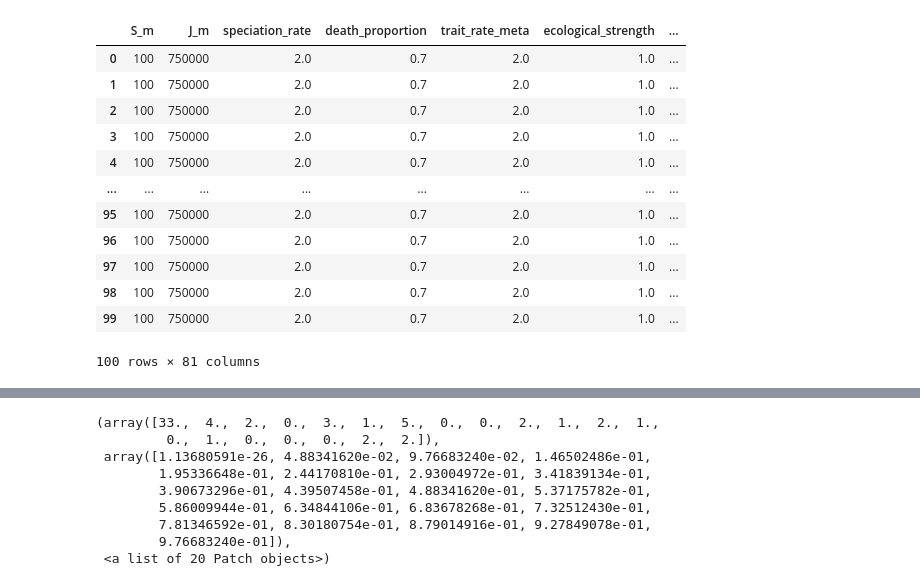
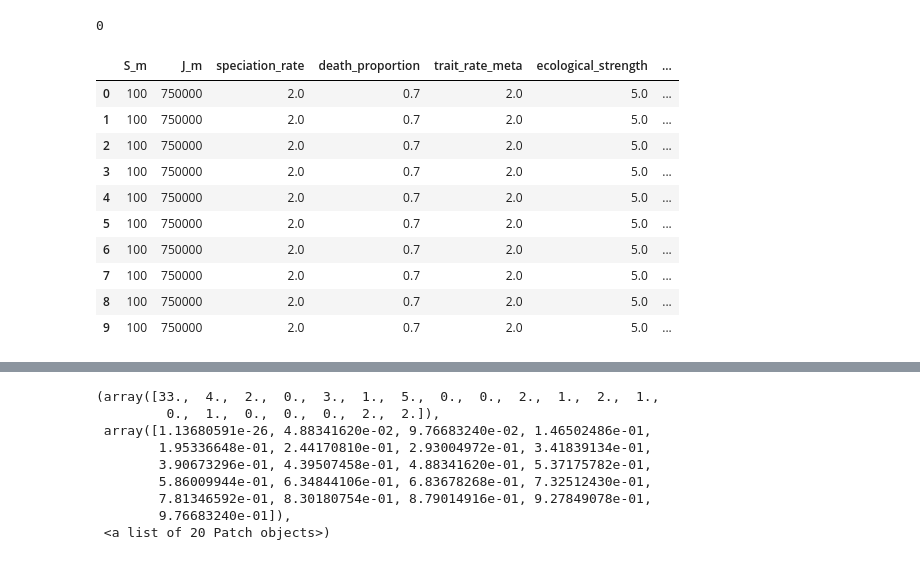
Before and after one commit to messDiv/MESS, a Jupyter notebook: jupyter-notebooks/util/pairwise_competition/pw-comp-horserace.ipynb, the cells around one changed output, grey strips where cells are left out. Cells and saved outputs as stored; diff of their text form; code cells hidden in the pictures.

Commit message:
Add pw competition horserace notebook

```diff
--- a/jupyter-notebooks/util/pairwise_competition/pw-comp-horserace.ipynb
+++ b/jupyter-notebooks/util/pairwise_competition/pw-comp-horserace.ipynb
@@ -1,36 +1,37 @@
 # %%
 %matplotlib inline
 import matplotlib.pyplot as plt
 import numpy as np
 import pandas as pd
 from scipy import stats
 
 # Why do I always fucking forget how to do this. There should be a global default.
 pd.set_option('display.max_rows', 20)
 pd.set_option('display.max_columns', 500)
 
-cmp_mean_res = pd.read_csv("SIMOUT_mean_competition.txt", sep="\t", header=0)
-cmp_pw_res = pd.read_csv("SIMOUT_pairwise.txt", sep="\t", header=0)
-cmp_pw_noaprox_res = pd.read_csv("SIMOUT_pair_wise_no_apprx.txt", sep="\t", header=0)
+result_df = pd.read_csv("/home/isaac/Continuosity/MESS/MESS/default_MESS/SIMOUT.txt", sep="\t", header=0)
+neut_df = result_df[result_df["community_assembly_model"] == "neutral"]
+comp_df = result_df[result_df["community_assembly_model"] == "competition"]
+pw_comp_df = result_df[result_df["community_assembly_model"] == "pairwise_competition"]
+print(len(comp_df))
 
 # Sumstats start at "S" which is index 21, e.g. cmp_mean_res.iloc[:, 21:]
 ss_start_idx = list(cmp_mean_res.columns).index("S")
 ss_columns = cmp_mean_res.columns[21:]
-cmp_mean_res
+result_df
 # %% [output]
+0
 |  | S_m | J_m | speciation_rate | death_proportion | trait_rate_meta | ecological_strength | ... |
-| 0 | 100 | 750000 | 2.0 | 0.7 | 2.0 | 1.0 | ... |
-| 1 | 100 | 750000 | 2.0 | 0.7 | 2.0 | 1.0 | ... |
-| 2 | 100 | 750000 | 2.0 | 0.7 | 2.0 | 1.0 | ... |
-| 3 | 100 | 750000 | 2.0 | 0.7 | 2.0 | 1.0 | ... |
-| 4 | 100 | 750000 | 2.0 | 0.7 | 2.0 | 1.0 | ... |
-| ... | ... | ... | ... | ... | ... | ... | ... |
-| 95 | 100 | 750000 | 2.0 | 0.7 | 2.0 | 1.0 | ... |
-| 96 | 100 | 750000 | 2.0 | 0.7 | 2.0 | 1.0 | ... |
-| 97 | 100 | 750000 | 2.0 | 0.7 | 2.0 | 1.0 | ... |
-| 98 | 100 | 750000 | 2.0 | 0.7 | 2.0 | 1.0 | ... |
-| 99 | 100 | 750000 | 2.0 | 0.7 | 2.0 | 1.0 | ... |
+| 0 | 100 | 750000 | 2.0 | 0.7 | 2.0 | 5.0 | ... |
+| 1 | 100 | 750000 | 2.0 | 0.7 | 2.0 | 5.0 | ... |
+| 2 | 100 | 750000 | 2.0 | 0.7 | 2.0 | 5.0 | ... |
+| 3 | 100 | 750000 | 2.0 | 0.7 | 2.0 | 5.0 | ... |
+| 4 | 100 | 750000 | 2.0 | 0.7 | 2.0 | 5.0 | ... |
+| 5 | 100 | 750000 | 2.0 | 0.7 | 2.0 | 5.0 | ... |
+| 6 | 100 | 750000 | 2.0 | 0.7 | 2.0 | 5.0 | ... |
+| 7 | 100 | 750000 | 2.0 | 0.7 | 2.0 | 5.0 | ... |
+| 8 | 100 | 750000 | 2.0 | 0.7 | 2.0 | 5.0 | ... |
+| 9 | 100 | 750000 | 2.0 | 0.7 | 2.0 | 5.0 | ... |
-100 rows × 81 columns
 # %%
 ttvals, ttres = stats.ttest_ind(cmp_mean_res.iloc[:, 21:], cmp_pw_res.iloc[:, 21:])
 # %%
```
